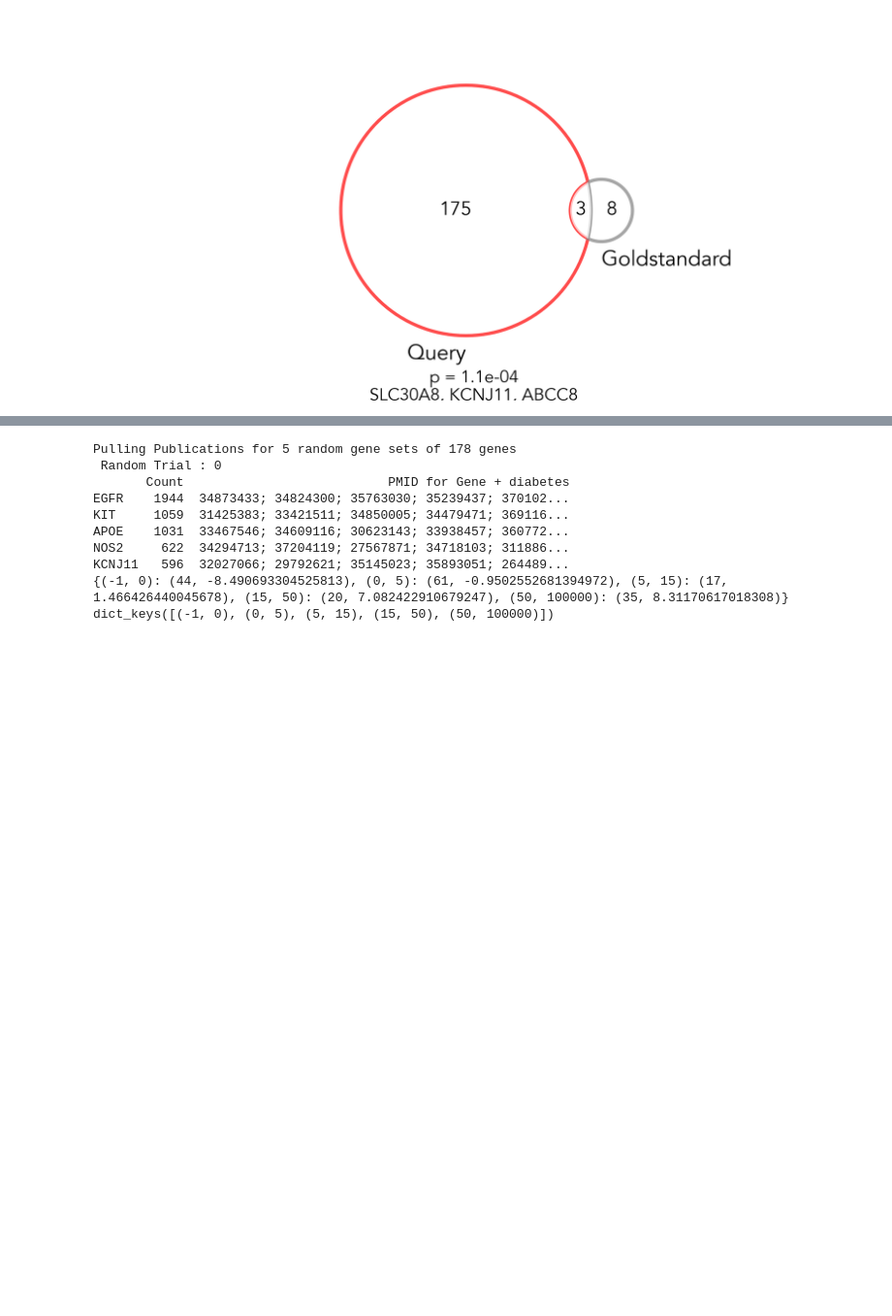
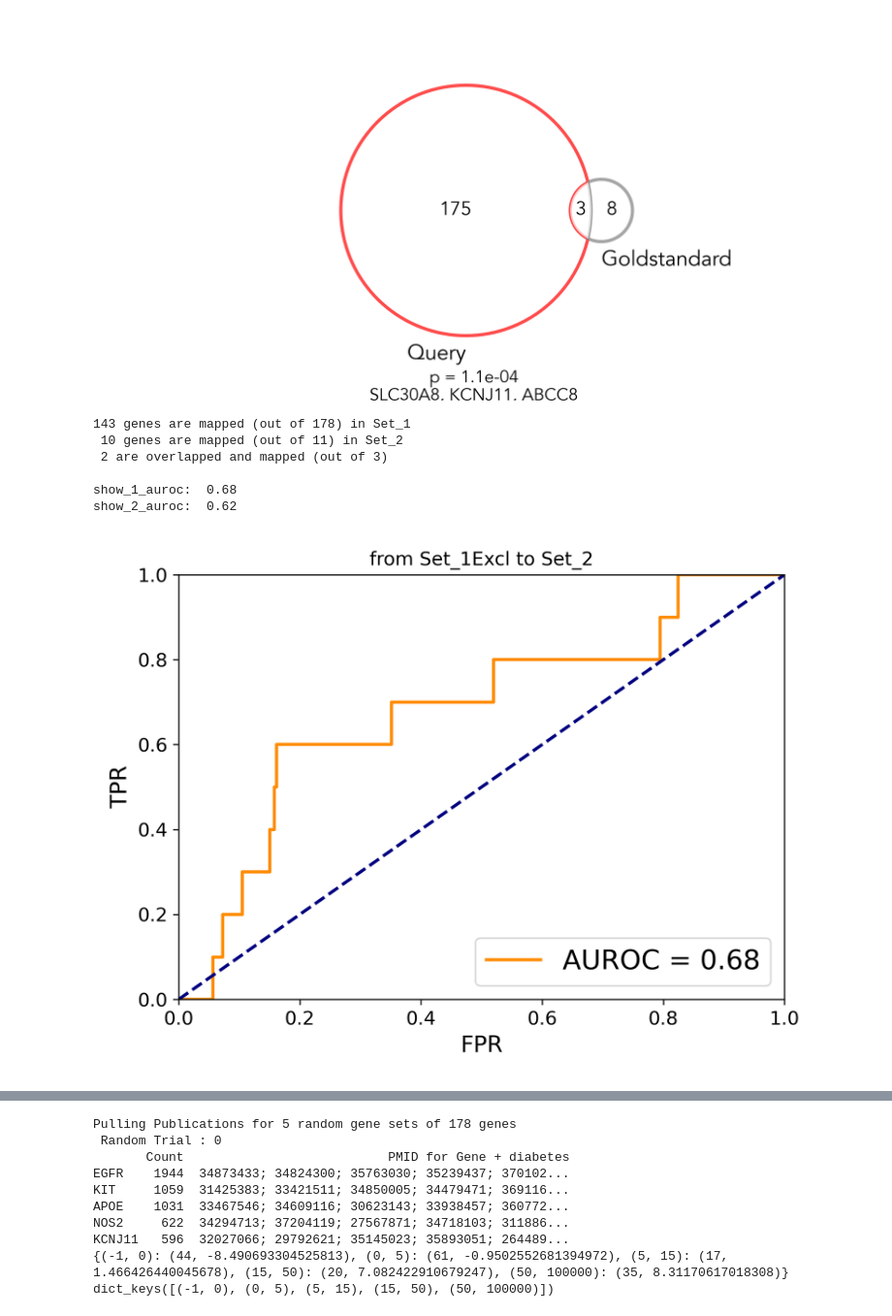
Before and after one commit to kevwilhelm95/pyCfS, a Jupyter notebook: example.ipynb, the cells around one changed output, grey strips where cells are left out. Shown at 97% size. Cells and saved outputs as stored; diff of their text form; code cells hidden in the pictures; blank space fills up the shorter version.

```diff
--- a/example.ipynb
+++ b/example.ipynb
@@ -103,8 +103,8 @@ consensus.head(3)
 # GoldStandard
 # %%
 # Load genelists
-cauchy = pd.read_csv('/Users/Kevin/Library/CloudStorage/Dropbox/Kevin Only Documents/Baylor College of Medicine - Year 1/Rotation #1 - Olivier Lichtarge/UKBiobank_Analyses/Type 2 Diabetes/Runs/v5_BigPipeline_Mu_PyCFS/AgeSexBMI_Match_23Train/IMSB_3ML_Resources/GeneLists/StatisticalCombo/StatComboLists/Cauchy/v5_T2D_3Method_Cauchey_p<1.e-04.txt', header = None, names = ['Gene'])
-gs = pd.read_csv('/Users/Kevin/Library/CloudStorage/Dropbox/Kevin Only Documents/Baylor College of Medicine - Year 1/Rotation #1 - Olivier Lichtarge/UKBiobank_Analyses/Type 2 Diabetes/GoldStandards/Individual Lists/OpenTargetPlatform_07.24.23/OpenTargets_Score>0.6_Genetics>0.6_GenomeExome/OpenTarget_Set2_2_7.27.23.txt', header = None, names = ['Gene'])
+cauchy = pd.read_csv('/Users/Kevin/Dropbox/Kevin Only Documents/Baylor College of Medicine - Year 1/Rotation #1 - Olivier Lichtarge/UKBiobank_Analyses/Type 2 Diabetes/Runs/v5_BigPipeline_Mu_PyCFS/AgeSexBMI_Match_23Train/IMSB_3ML_Resources/GeneLists/StatisticalCombo/StatComboLists/Cauchy/v5_T2D_3Method_Cauchey_p<1.e-04.txt', header = None, names = ['Gene'])
+gs = pd.read_csv('/Users/Kevin/Dropbox/Kevin Only Documents/Baylor College of Medicine - Year 1/Rotation #1 - Olivier Lichtarge/UKBiobank_Analyses/Type 2 Diabetes/GoldStandards/Individual Lists/OpenTargetPlatform_07.24.23/OpenTargets_Score>0.6_Genetics>0.6_GenomeExome/OpenTarget_Set2_2_7.27.23.txt', header = None, names = ['Gene'])
 cauchy = cauchy['Gene'].tolist()
 gs = gs['Gene'].tolist()
 print("Cauchy: ", len(cauchy))
@@ -121,6 +121,21 @@ venn_diagram
 pval = 0.00011023520251439876
 ['SLC30A8', 'KCNJ11', 'ABCC8']
 [figure]
+# %%
+#ndiffusion
+if __name__ == "__main__":
+    show_1_auroc, show_1_z, show_2_auroc, show_2_z = GoldStandards.ndiffusion(set_1 = cauchy, set_2 = gs, edge_confidence = 'highest', n_iter = 10, cores = 6)
+    print('show_1_ z-score: ', show_1_z)
+    print('show_2_ z-score: ', show_2_z)
+show_1_auroc
+# %% [output]
+143 genes are mapped (out of 178) in Set_1
+ 10 genes are mapped (out of 11) in Set_2
+ 2 are overlapped and mapped (out of 3)
+
+show_1_auroc:  0.68
+show_2_auroc:  0.62
+[figure, added]
 # %%
 # Interconnectivity
 if __name__ == '__main__':
```
Also changed, not shown: parts of 4 cells of this notebook.
